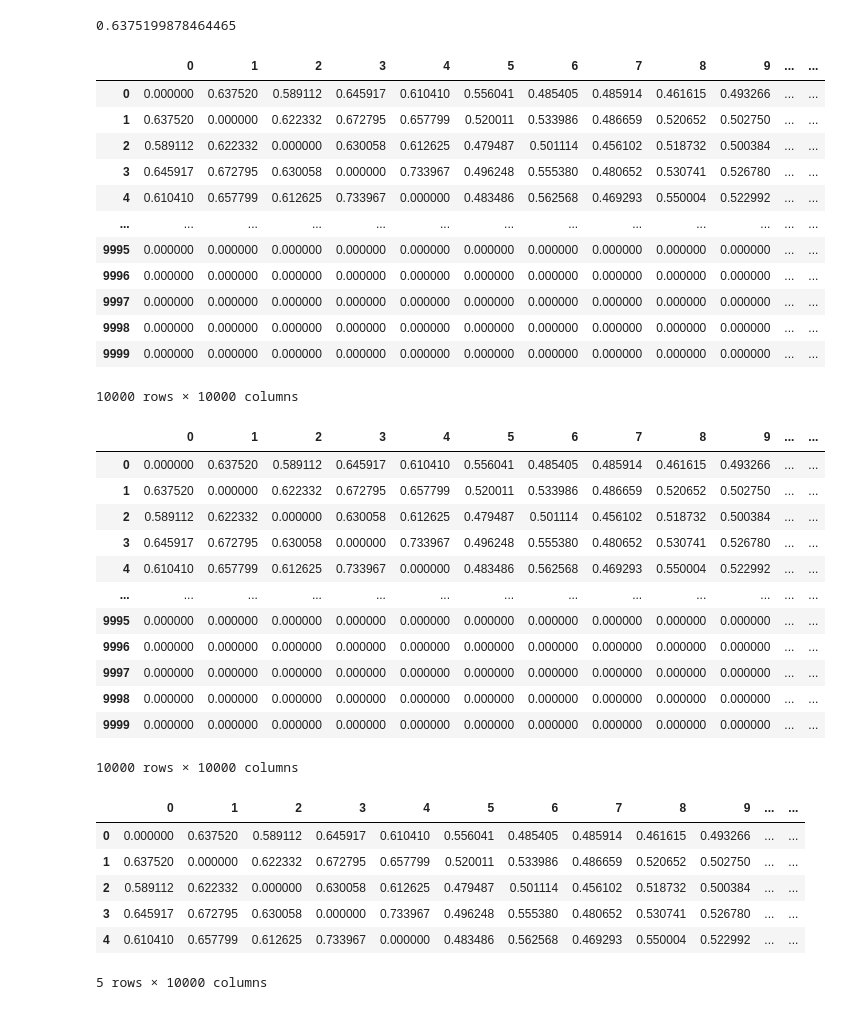
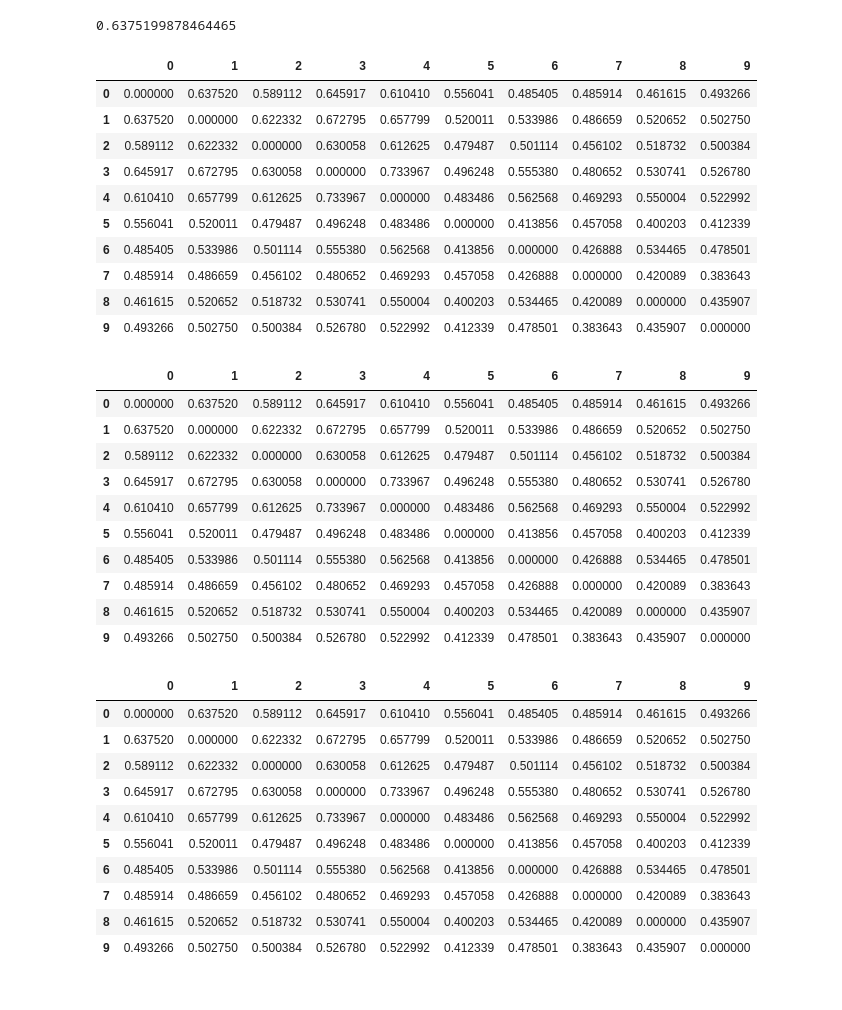
Before and after one commit to greengrassteam/BDA_PersonalizedRecommendation, a Jupyter notebook: main.ipynb, the cells around one changed output. Cells and saved outputs as stored; diff of their text form; code cells hidden in the pictures.

```diff
--- a/main.ipynb
+++ b/main.ipynb
@@ -129,28 +129,26 @@ sim(user_train.iloc[0,:].values, user_train.iloc[1,:].values)
 # %%
 # 计算相似矩阵
 pd_user_sim = pd.DataFrame(np.zeros([10000, 10000], int))
 
 for i in range(0, 10000):
     for j in range(i + 1, 10000):
         pd_user_sim.iloc[i, j] = sim(user_train.iloc[i,:].values, user_train.iloc[j,:].values)
         print(i, j, pd_user_sim.iloc[i, j])
         pd_user_sim.iloc[j, i] = pd_user_sim.iloc[i, j]
 
-pd_user_sim
+pd_user_sim.iloc[0:10, 0:10]
 # %% [output]
-|  | 0 | 1 | 2 | 3 | 4 | 5 | 6 | 7 | 8 | 9 | ... | ... |
-| 0 | 0.000000 | 0.637520 | 0.589112 | 0.645917 | 0.610410 | 0.556041 | 0.485405 | 0.485914 | 0.461615 | 0.493266 | ... | ... |
-| 1 | 0.637520 | 0.000000 | 0.622332 | 0.672795 | 0.657799 | 0.520011 | 0.533986 | 0.486659 | 0.520652 | 0.502750 | ... | ... |
-| 2 | 0.589112 | 0.622332 | 0.000000 | 0.630058 | 0.612625 | 0.479487 | 0.501114 | 0.456102 | 0.518732 | 0.500384 | ... | ... |
-| 3 | 0.645917 | 0.672795 | 0.630058 | 0.000000 | 0.733967 | 0.496248 | 0.555380 | 0.480652 | 0.530741 | 0.526780 | ... | ... |
-| 4 | 0.610410 | 0.657799 | 0.612625 | 0.733967 | 0.000000 | 0.483486 | 0.562568 | 0.469293 | 0.550004 | 0.522992 | ... | ... |
-| ... | ... | ... | ... | ... | ... | ... | ... | ... | ... | ... | ... | ... |
-| 9995 | 0.000000 | 0.000000 | 0.000000 | 0.000000 | 0.000000 | 0.000000 | 0.000000 | 0.000000 | 0.000000 | 0.000000 | ... | ... |
-| 9996 | 0.000000 | 0.000000 | 0.000000 | 0.000000 | 0.000000 | 0.000000 | 0.000000 | 0.000000 | 0.000000 | 0.000000 | ... | ... |
-| 9997 | 0.000000 | 0.000000 | 0.000000 | 0.000000 | 0.000000 | 0.000000 | 0.000000 | 0.000000 | 0.000000 | 0.000000 | ... | ... |
-| 9998 | 0.000000 | 0.000000 | 0.000000 | 0.000000 | 0.000000 | 0.000000 | 0.000000 | 0.000000 | 0.000000 | 0.000000 | ... | ... |
-| 9999 | 0.000000 | 0.000000 | 0.000000 | 0.000000 | 0.000000 | 0.000000 | 0.000000 | 0.000000 | 0.000000 | 0.000000 | ... | ... |
+|  | 0 | 1 | 2 | 3 | 4 | 5 | 6 | 7 | 8 | 9 |
+| 0 | 0.000000 | 0.637520 | 0.589112 | 0.645917 | 0.610410 | 0.556041 | 0.485405 | 0.485914 | 0.461615 | 0.493266 |
+| 1 | 0.637520 | 0.000000 | 0.622332 | 0.672795 | 0.657799 | 0.520011 | 0.533986 | 0.486659 | 0.520652 | 0.502750 |
+| 2 | 0.589112 | 0.622332 | 0.000000 | 0.630058 | 0.612625 | 0.479487 | 0.501114 | 0.456102 | 0.518732 | 0.500384 |
+| 3 | 0.645917 | 0.672795 | 0.630058 | 0.000000 | 0.733967 | 0.496248 | 0.555380 | 0.480652 | 0.530741 | 0.526780 |
+| 4 | 0.610410 | 0.657799 | 0.612625 | 0.733967 | 0.000000 | 0.483486 | 0.562568 | 0.469293 | 0.550004 | 0.522992 |
+| 5 | 0.556041 | 0.520011 | 0.479487 | 0.496248 | 0.483486 | 0.000000 | 0.413856 | 0.457058 | 0.400203 | 0.412339 |
+| 6 | 0.485405 | 0.533986 | 0.501114 | 0.555380 | 0.562568 | 0.413856 | 0.000000 | 0.426888 | 0.534465 | 0.478501 |
+| 7 | 0.485914 | 0.486659 | 0.456102 | 0.480652 | 0.469293 | 0.457058 | 0.426888 | 0.000000 | 0.420089 | 0.383643 |
+| 8 | 0.461615 | 0.520652 | 0.518732 | 0.530741 | 0.550004 | 0.400203 | 0.534465 | 0.420089 | 0.000000 | 0.435907 |
+| 9 | 0.493266 | 0.502750 | 0.500384 | 0.526780 | 0.522992 | 0.412339 | 0.478501 | 0.383643 | 0.435907 | 0.000000 |
-10000 rows × 10000 columns
 # %%
 # 并行优化，计算相似矩阵
 pd_user_sim = pd.DataFrame(np.ones([10000, 10000], float))
@@ -162,36 +160,38 @@ def para_fuc(i, j):
 
 Parallel(n_jobs=16)(delayed(para_fuc)(i, j) for i in range(0, 10) for j in range(i + 1, 10))
 
-pd_user_sim
+pd_user_sim.iloc[0:10, 0:10]
 # %% [output]
-|  | 0 | 1 | 2 | 3 | 4 | 5 | 6 | 7 | 8 | 9 | ... | ... |
-| 0 | 0.000000 | 0.637520 | 0.589112 | 0.645917 | 0.610410 | 0.556041 | 0.485405 | 0.485914 | 0.461615 | 0.493266 | ... | ... |
-| 1 | 0.637520 | 0.000000 | 0.622332 | 0.672795 | 0.657799 | 0.520011 | 0.533986 | 0.486659 | 0.520652 | 0.502750 | ... | ... |
-| 2 | 0.589112 | 0.622332 | 0.000000 | 0.630058 | 0.612625 | 0.479487 | 0.501114 | 0.456102 | 0.518732 | 0.500384 | ... | ... |
-| 3 | 0.645917 | 0.672795 | 0.630058 | 0.000000 | 0.733967 | 0.496248 | 0.555380 | 0.480652 | 0.530741 | 0.526780 | ... | ... |
-| 4 | 0.610410 | 0.657799 | 0.612625 | 0.733967 | 0.000000 | 0.483486 | 0.562568 | 0.469293 | 0.550004 | 0.522992 | ... | ... |
-| ... | ... | ... | ... | ... | ... | ... | ... | ... | ... | ... | ... | ... |
-| 9995 | 0.000000 | 0.000000 | 0.000000 | 0.000000 | 0.000000 | 0.000000 | 0.000000 | 0.000000 | 0.000000 | 0.000000 | ... | ... |
-| 9996 | 0.000000 | 0.000000 | 0.000000 | 0.000000 | 0.000000 | 0.000000 | 0.000000 | 0.000000 | 0.000000 | 0.000000 | ... | ... |
-| 9997 | 0.000000 | 0.000000 | 0.000000 | 0.000000 | 0.000000 | 0.000000 | 0.000000 | 0.000000 | 0.000000 | 0.000000 | ... | ... |
-| 9998 | 0.000000 | 0.000000 | 0.000000 | 0.000000 | 0.000000 | 0.000000 | 0.000000 | 0.000000 | 0.000000 | 0.000000 | ... | ... |
-| 9999 | 0.000000 | 0.000000 | 0.000000 | 0.000000 | 0.000000 | 0.000000 | 0.000000 | 0.000000 | 0.000000 | 0.000000 | ... | ... |
+|  | 0 | 1 | 2 | 3 | 4 | 5 | 6 | 7 | 8 | 9 |
+| 0 | 0.000000 | 0.637520 | 0.589112 | 0.645917 | 0.610410 | 0.556041 | 0.485405 | 0.485914 | 0.461615 | 0.493266 |
+| 1 | 0.637520 | 0.000000 | 0.622332 | 0.672795 | 0.657799 | 0.520011 | 0.533986 | 0.486659 | 0.520652 | 0.502750 |
+| 2 | 0.589112 | 0.622332 | 0.000000 | 0.630058 | 0.612625 | 0.479487 | 0.501114 | 0.456102 | 0.518732 | 0.500384 |
+| 3 | 0.645917 | 0.672795 | 0.630058 | 0.000000 | 0.733967 | 0.496248 | 0.555380 | 0.480652 | 0.530741 | 0.526780 |
+| 4 | 0.610410 | 0.657799 | 0.612625 | 0.733967 | 0.000000 | 0.483486 | 0.562568 | 0.469293 | 0.550004 | 0.522992 |
+| 5 | 0.556041 | 0.520011 | 0.479487 | 0.496248 | 0.483486 | 0.000000 | 0.413856 | 0.457058 | 0.400203 | 0.412339 |
+| 6 | 0.485405 | 0.533986 | 0.501114 | 0.555380 | 0.562568 | 0.413856 | 0.000000 | 0.426888 | 0.534465 | 0.478501 |
+| 7 | 0.485914 | 0.486659 | 0.456102 | 0.480652 | 0.469293 | 0.457058 | 0.426888 | 0.000000 | 0.420089 | 0.383643 |
+| 8 | 0.461615 | 0.520652 | 0.518732 | 0.530741 | 0.550004 | 0.400203 | 0.534465 | 0.420089 | 0.000000 | 0.435907 |
+| 9 | 0.493266 | 0.502750 | 0.500384 | 0.526780 | 0.522992 | 0.412339 | 0.478501 | 0.383643 | 0.435907 | 0.000000 |
-10000 rows × 10000 columns
 # %%
 # 将上述表格保存到文件，方便后续读取
 pd_user_sim_output = './data/user_sim.csv'
 pd_user_sim.to_csv(pd_user_sim_output, sep=',', index=False, header=False)
 # %%
 user_sim = pd.read_csv("./data/user_sim.csv", header=None)
-user_sim.head()
+user_sim.iloc[0:10, 0:10]
 # %% [output]
-|  | 0 | 1 | 2 | 3 | 4 | 5 | 6 | 7 | 8 | 9 | ... | ... |
-| 0 | 0.000000 | 0.637520 | 0.589112 | 0.645917 | 0.610410 | 0.556041 | 0.485405 | 0.485914 | 0.461615 | 0.493266 | ... | ... |
-| 1 | 0.637520 | 0.000000 | 0.622332 | 0.672795 | 0.657799 | 0.520011 | 0.533986 | 0.486659 | 0.520652 | 0.502750 | ... | ... |
-| 2 | 0.589112 | 0.622332 | 0.000000 | 0.630058 | 0.612625 | 0.479487 | 0.501114 | 0.456102 | 0.518732 | 0.500384 | ... | ... |
-| 3 | 0.645917 | 0.672795 | 0.630058 | 0.000000 | 0.733967 | 0.496248 | 0.555380 | 0.480652 | 0.530741 | 0.526780 | ... | ... |
-| 4 | 0.610410 | 0.657799 | 0.612625 | 0.733967 | 0.000000 | 0.483486 | 0.562568 | 0.469293 | 0.550004 | 0.522992 | ... | ... |
+|  | 0 | 1 | 2 | 3 | 4 | 5 | 6 | 7 | 8 | 9 |
+| 0 | 0.000000 | 0.637520 | 0.589112 | 0.645917 | 0.610410 | 0.556041 | 0.485405 | 0.485914 | 0.461615 | 0.493266 |
+| 1 | 0.637520 | 0.000000 | 0.622332 | 0.672795 | 0.657799 | 0.520011 | 0.533986 | 0.486659 | 0.520652 | 0.502750 |
+| 2 | 0.589112 | 0.622332 | 0.000000 | 0.630058 | 0.612625 | 0.479487 | 0.501114 | 0.456102 | 0.518732 | 0.500384 |
+| 3 | 0.645917 | 0.672795 | 0.630058 | 0.000000 | 0.733967 | 0.496248 | 0.555380 | 0.480652 | 0.530741 | 0.526780 |
+| 4 | 0.610410 | 0.657799 | 0.612625 | 0.733967 | 0.000000 | 0.483486 | 0.562568 | 0.469293 | 0.550004 | 0.522992 |
+| 5 | 0.556041 | 0.520011 | 0.479487 | 0.496248 | 0.483486 | 0.000000 | 0.413856 | 0.457058 | 0.400203 | 0.412339 |
+| 6 | 0.485405 | 0.533986 | 0.501114 | 0.555380 | 0.562568 | 0.413856 | 0.000000 | 0.426888 | 0.534465 | 0.478501 |
+| 7 | 0.485914 | 0.486659 | 0.456102 | 0.480652 | 0.469293 | 0.457058 | 0.426888 | 0.000000 | 0.420089 | 0.383643 |
+| 8 | 0.461615 | 0.520652 | 0.518732 | 0.530741 | 0.550004 | 0.400203 | 0.534465 | 0.420089 | 0.000000 | 0.435907 |
+| 9 | 0.493266 | 0.502750 | 0.500384 | 0.526780 | 0.522992 | 0.412339 | 0.478501 | 0.383643 | 0.435907 | 0.000000 |
-5 rows × 10000 columns
 # %%
 # 预测评分
 user_pre = pd.DataFrame(np.zeros([10000, 10000], int))
```
Also changed, not shown: parts of 1 cell of this notebook.
